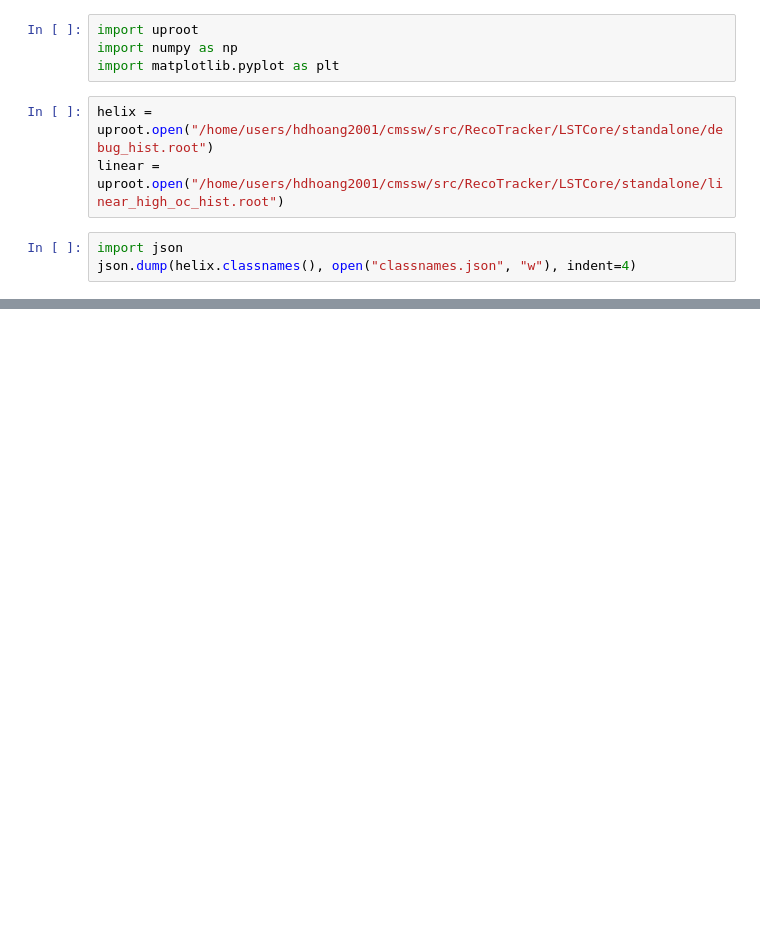
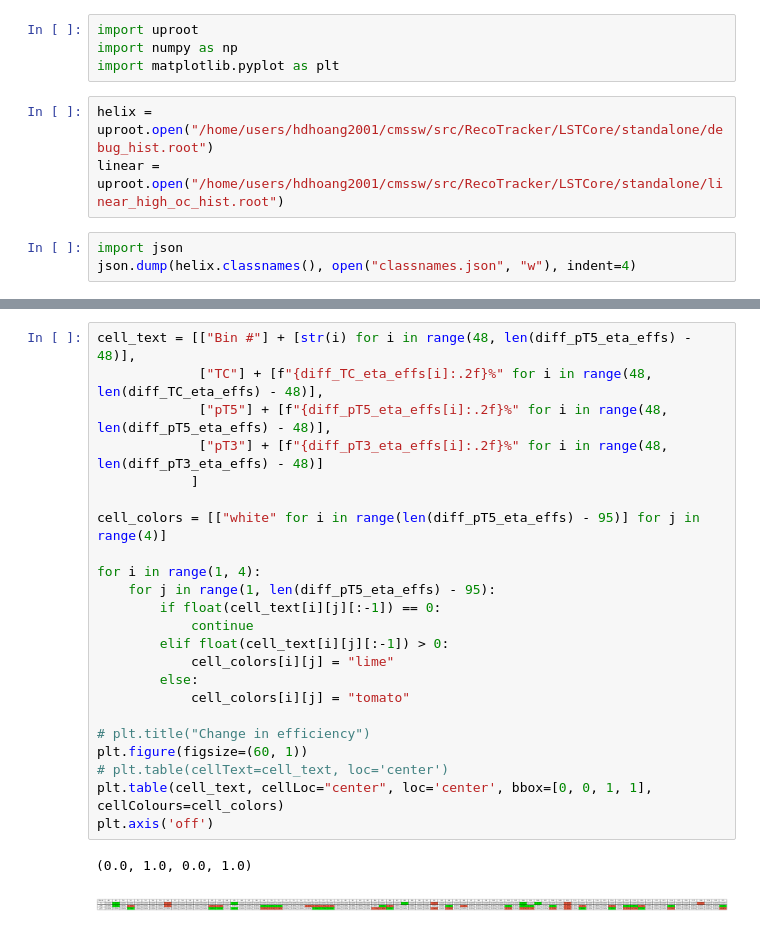
Before and after one commit to bucket420/lst-plots, a Jupyter notebook: hist.ipynb, the cells around one changed output, grey strips where cells are left out. Cells and saved outputs as stored; diff of their text form; blank space fills up the shorter version.

```diff
--- a/hist.ipynb
+++ b/hist.ipynb
@@ -59,0 +142,26 @@ array([8668., 1465., 1245.,  990.,  750.,  638.,  559.,  435., 1010.,
+# %%
+cell_text = [["Bin #"] + [str(i) for i in range(48, len(diff_pT5_eta_effs) - 48)],
+             ["TC"] + [f"{diff_TC_eta_effs[i]:.2f}%" for i in range(48, len(diff_TC_eta_effs) - 48)],
+             ["pT5"] + [f"{diff_pT5_eta_effs[i]:.2f}%" for i in range(48, len(diff_pT5_eta_effs) - 48)],
+             ["pT3"] + [f"{diff_pT3_eta_effs[i]:.2f}%" for i in range(48, len(diff_pT3_eta_effs) - 48)]
+            ]
+
+cell_colors = [["white" for i in range(len(diff_pT5_eta_effs) - 95)] for j in range(4)]
+
+for i in range(1, 4):
+    for j in range(1, len(diff_pT5_eta_effs) - 95):
+        if float(cell_text[i][j][:-1]) == 0:
+            continue
+        elif float(cell_text[i][j][:-1]) > 0:
+            cell_colors[i][j] = "lime"
+        else:
+            cell_colors[i][j] = "tomato"
+
+# plt.title("Change in efficiency")
+plt.figure(figsize=(60, 1))
+# plt.table(cellText=cell_text, loc='center')
+plt.table(cell_text, cellLoc="center", loc='center', bbox=[0, 0, 1, 1], cellColours=cell_colors)
+plt.axis('off')
+# %% [output]
+(0.0, 1.0, 0.0, 1.0)
+[figure, added]
```
Also changed, not shown: parts of 19 cells of this notebook, 26 other files.
